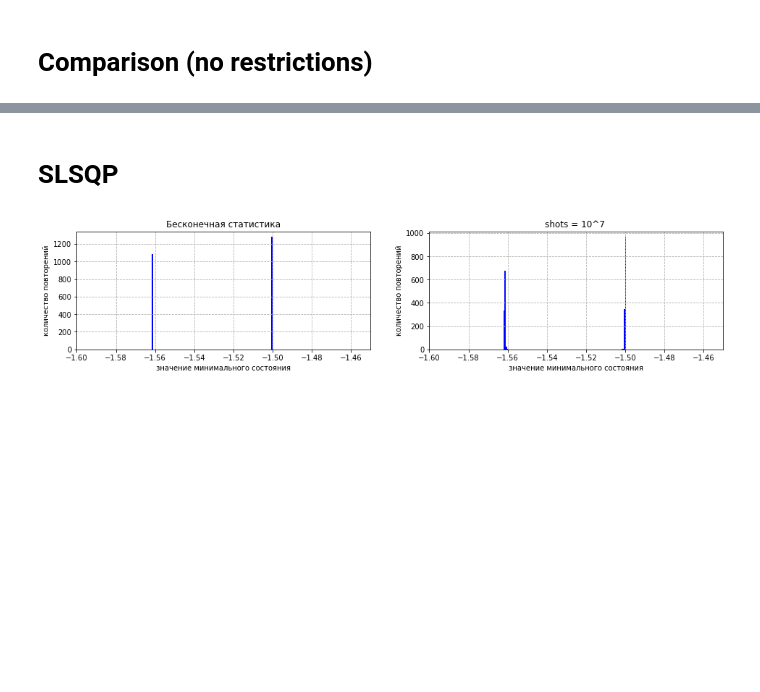
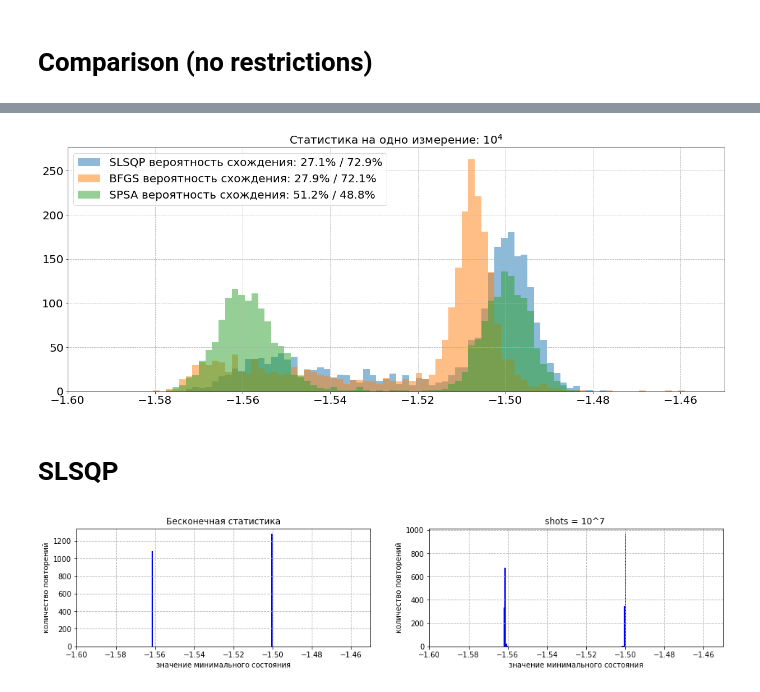
Before and after one commit to applevitya/vqe, a Jupyter notebook: report.ipynb, the cells around one changed output, grey strips where cells are left out. Cells and saved outputs as stored; diff of their text form; code cells hidden in the pictures; blank space fills up the shorter version.

```diff
--- a/report.ipynb
+++ b/report.ipynb
@@ -96,3 +96,7 @@ hist_union(fileway= ['Data/vqe_hadamard_slsqp_10^6.txt','Data/vqe_hadamard_bfgs_
+# %%
+hist_union(fileway= ['Data/vqe_hadamard_slsqp_10^4.txt','Data/vqe_hadamard_bfgs_10^4.txt','Data/vqe_hadamard_spsa_10^4.txt'],name = ['SLSQP','BFGS','SPSA'], b = [100,100,100], title = 'Статистика на одно измерение: $10^4$')
+# %% [output]
+[figure, added]
 # %% [markdown]
 # SLSQP
 # %%
```
Also changed, not shown: parts of 4 cells of this notebook, 15 other files.
